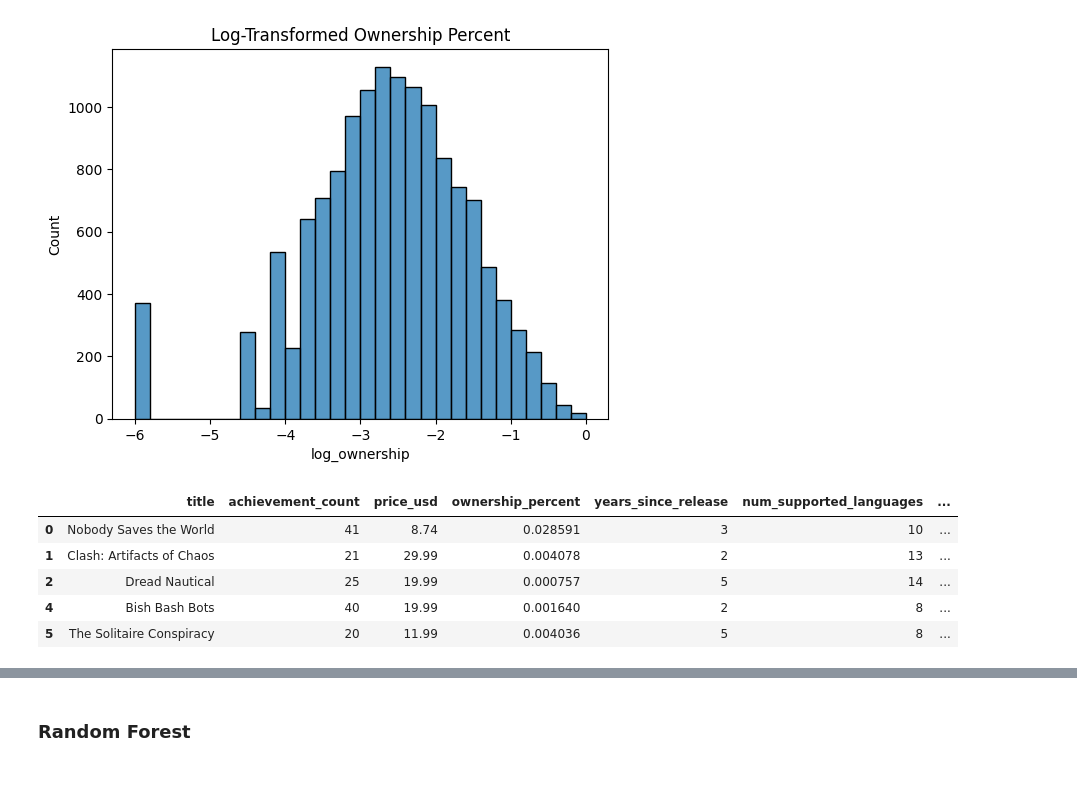
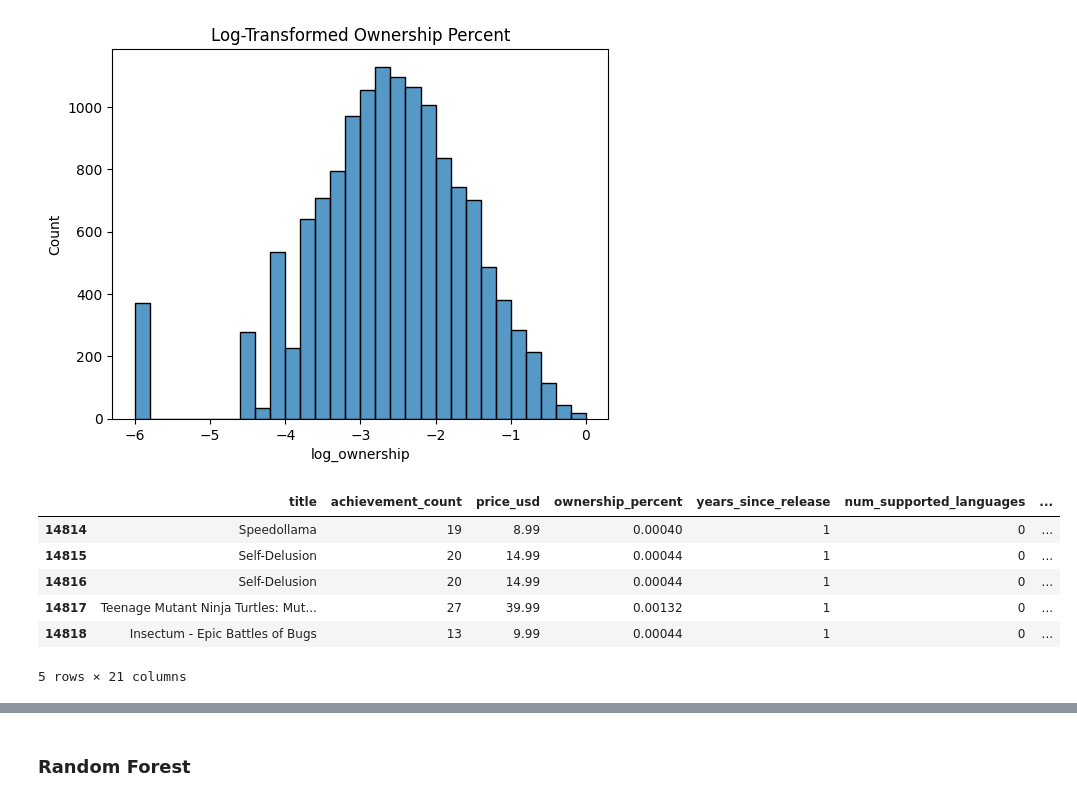
Before and after one commit to yfsongum/video_games_analysis_2025, a Jupyter notebook: SI_618_Project.ipynb, the cells around one changed output, grey strips where cells are left out. Saved outputs shown, nothing was run; the diff lists cells and outputs as text; code cells hidden in the pictures.

```diff
--- a/SI_618_Project.ipynb
+++ b/SI_618_Project.ipynb
@@ -3174,12 +3176,16 @@ plt.show()
 df2["is_popular"] = df2["log_ownership"] > -3
 # %% [output]
 [figure]
+# %%
+# Add a column of the availability of games on 3 different platforms
+df2["platform_count"] = df2[["ps", "steam", "xbox"]].sum(axis=1)
 # %%
-df2.head()
+df2.tail()
 # %% [output]
 |  | title | achievement_count | price_usd | ownership_percent | years_since_release | num_supported_languages | ... |
-| 0 | Nobody Saves the World | 41 | 8.74 | 0.028591 | 3 | 10 | ... |
-| 1 | Clash: Artifacts of Chaos | 21 | 29.99 | 0.004078 | 2 | 13 | ... |
-| 2 | Dread Nautical | 25 | 19.99 | 0.000757 | 5 | 14 | ... |
-| 4 | Bish Bash Bots | 40 | 19.99 | 0.001640 | 2 | 8 | ... |
-| 5 | The Solitaire Conspiracy | 20 | 11.99 | 0.004036 | 5 | 8 | ... |
+| 14814 | Speedollama | 19 | 8.99 | 0.00040 | 1 | 0 | ... |
+| 14815 | Self-Delusion | 20 | 14.99 | 0.00044 | 1 | 0 | ... |
+| 14816 | Self-Delusion | 20 | 14.99 | 0.00044 | 1 | 0 | ... |
+| 14817 | Teenage Mutant Ninja Turtles: Mut... | 27 | 39.99 | 0.00132 | 1 | 0 | ... |
+| 14818 | Insectum - Epic Battles of Bugs | 13 | 9.99 | 0.00044 | 1 | 0 | ... |
+5 rows × 21 columns
```
Also changed, not shown: parts of 5 cells of this notebook.
